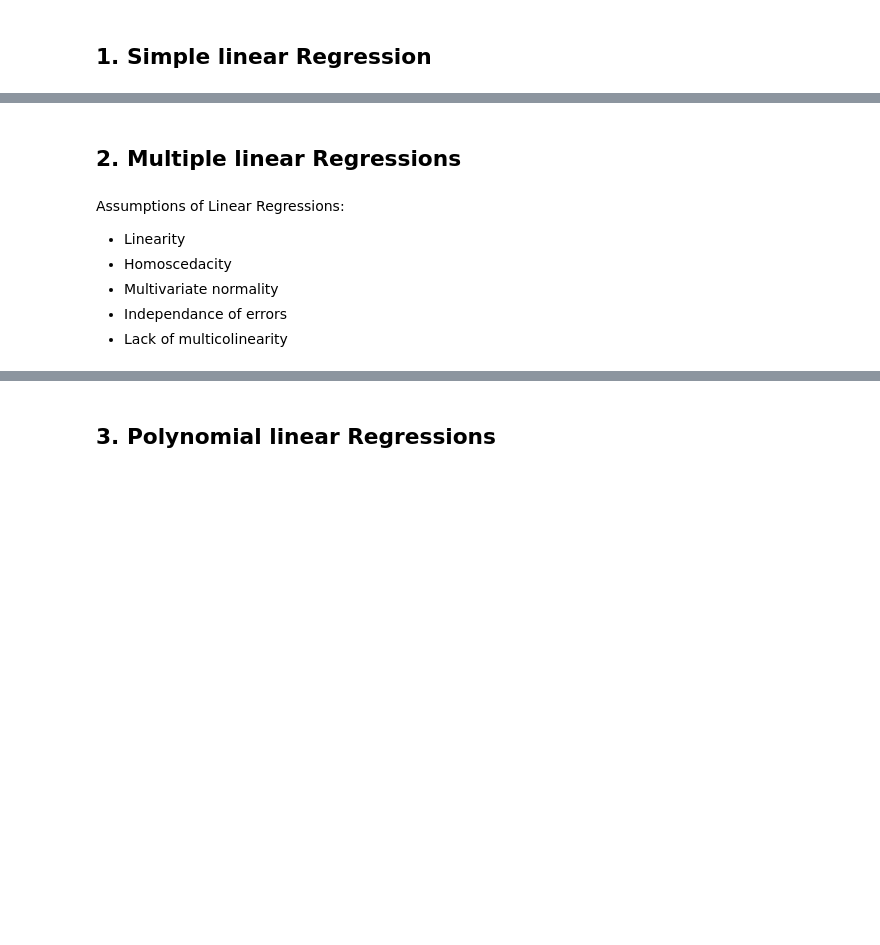
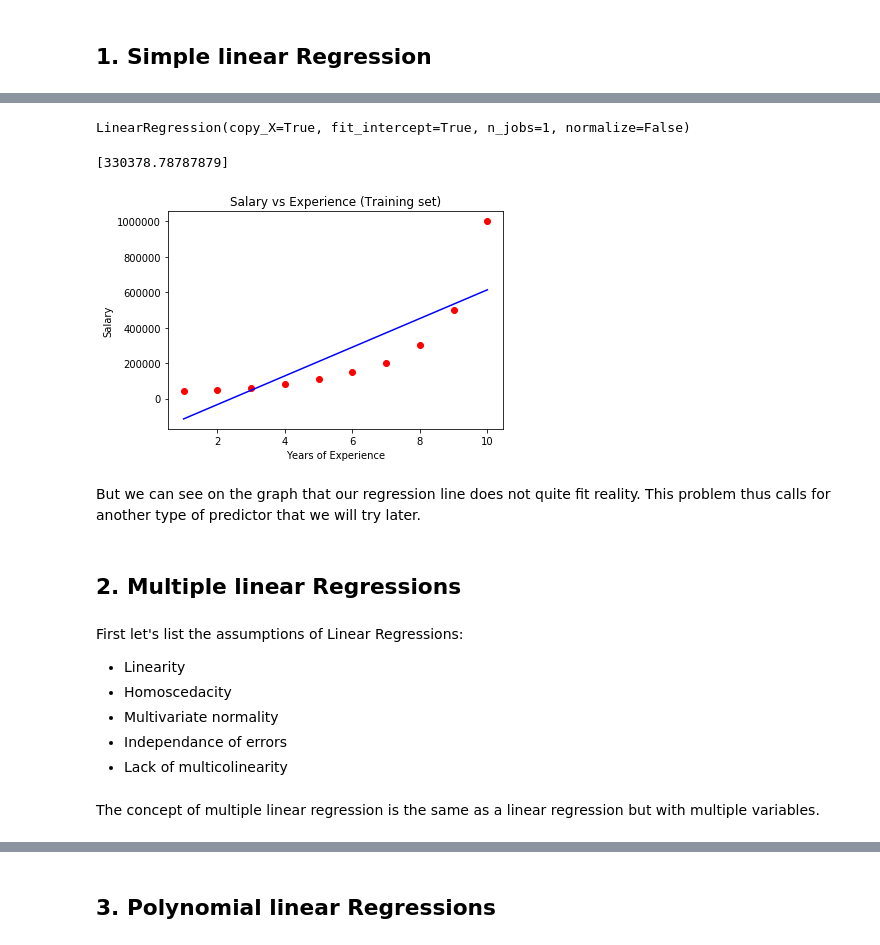
Before and after one commit to ucouerbe/mooc-udemy-mlAtoZ, a Jupyter notebook: Ch2 - Regression.ipynb, the cells around one changed output, grey strips where cells are left out. Saved outputs shown, nothing was run; the diff lists cells and outputs as text; code cells hidden in the pictures; blank space fills up the shorter version.

```diff
--- a/Ch2 - Regression.ipynb
+++ b/Ch2 - Regression.ipynb
@@ -52,0 +69,7 @@ plt.show()
+# %%
+# Importing the dataset
+dataset = pd.read_csv('Part2-Position_Salaries.csv')
+X = dataset.iloc[:, 1:2].values
+y = dataset.iloc[:, 2].values
+print(X)
+print(y)
@@ -53,26 +89,36 @@ plt.show()
+# %%
+# Fitting Simple Linear Regression to the Training set
+from sklearn.linear_model import LinearRegression
+regressor = LinearRegression()
+regressor.fit(X, y)
+# %% [output]
+LinearRegression(copy_X=True, fit_intercept=True, n_jobs=1, normalize=False)
+# %%
+# Let's say someone has 6.5 years of experience, what should be his approximate salary?
+X_test = [[6.5]]
+y_pred = regressor.predict(X_test)
+print(y_pred)
+# %% [output]
+[330378.78787879]
 # %%
-# Fitting Simple Linear Regression to the Training set
-from sklearn.linear_model import LinearRegression
-regressor = LinearRegression()
-regressor.fit(X_train, y_train)
-
-# Predicting the Test set results
-y_pred = regressor.predict(X_test)
-
 # Visualising the Training set results
-plt.scatter(X_train, y_train, color = 'red')
-plt.plot(X_train, regressor.predict(X_train), color = 'blue')
+plt.scatter(X, y, color = 'red')
+plt.plot(X, regressor.predict(X), color = 'blue')
 plt.title('Salary vs Experience (Training set)')
 plt.xlabel('Years of Experience')
 plt.ylabel('Salary')
 plt.show()
 
-# Visualising the Test set results
-plt.scatter(X_test, y_test, color = 'red')
-plt.plot(X_train, regressor.predict(X_train), color = 'blue')
-plt.title('Salary vs Experience (Test set)')
-plt.xlabel('Years of Experience')
-plt.ylabel('Salary')
-plt.show()
+# # Visualising the Test set results
+# plt.scatter(X_test, y_test, color = 'red')
+# plt.plot(X_train, regressor.predict(X_train), color = 'blue')
+# plt.title('Salary vs Experience (Test set)')
+# plt.xlabel('Years of Experience')
+# plt.ylabel('Salary')
+# plt.show()
+# %% [output]
+[figure, added]
+# %% [markdown]
+But we can see on the graph that our regression line does not quite fit reality. This problem thus calls for another type of predictor that we will try later.
 # %% [markdown]
 ## 2. Multiple linear Regressions ##
@@ -79,7 +128,9 @@ plt.show()
 # %% [markdown]
-Assumptions of Linear Regressions:
+First let's list the assumptions of Linear Regressions:
 - Linearity
 - Homoscedacity
 - Multivariate normality
 - Independance of errors
 - Lack of multicolinearity
+# %% [markdown]
+The concept of multiple linear regression is the same as a linear regression but with multiple variables.
```
Also changed, not shown: parts of 56 cells of this notebook.
